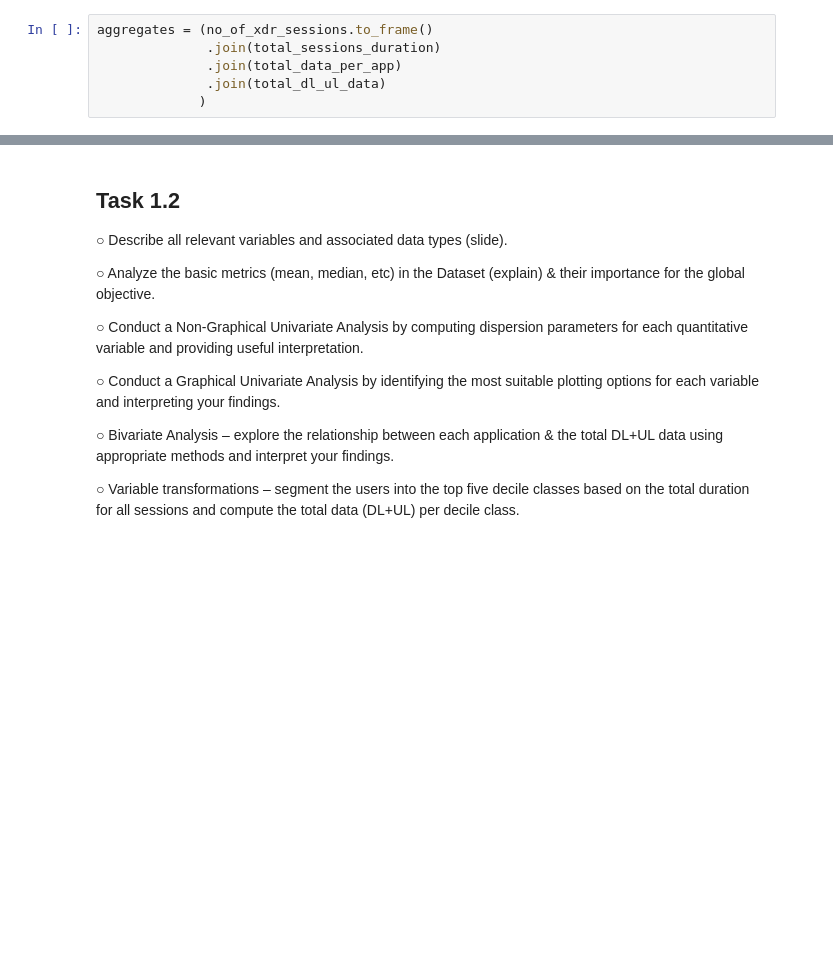
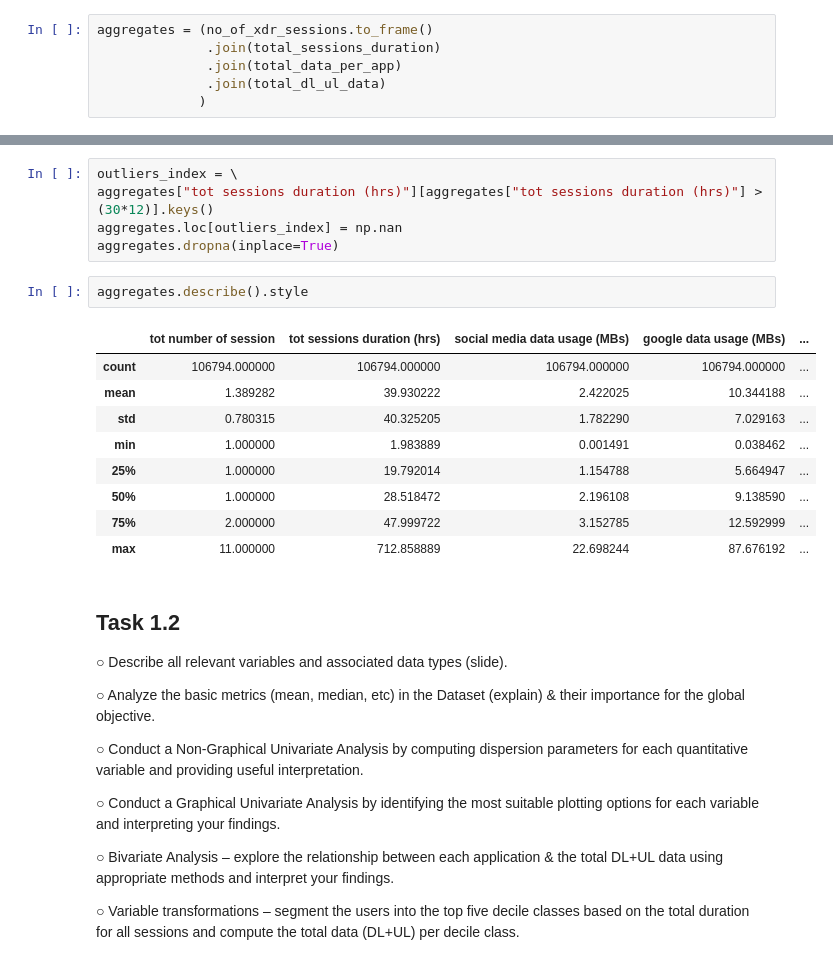
Before and after one commit to JimohAR/it_core_project1, a Jupyter notebook: notebooks/task1_exp.ipynb, the cells around one changed output, grey strips where cells are left out. Cells and saved outputs as stored; diff of their text form; blank space fills up the shorter version.

```diff
--- a/notebooks/task1_exp.ipynb
+++ b/notebooks/task1_exp.ipynb
@@ -102,3 +125,20 @@ aggregates.iloc[1:].describe().style#.set_properties(**{"width": "100px"})
+# %%
+outliers_index = \
+aggregates["tot sessions duration (hrs)"][aggregates["tot sessions duration (hrs)"] > (30*12)].keys()
+aggregates.loc[outliers_index] = np.nan
+aggregates.dropna(inplace=True)
+# %%
+aggregates.describe().style
+# %% [output]
+|  | tot number of session | tot sessions duration (hrs) | social media data usage (MBs) | google data usage (MBs) | ... |
+| count | 106794.000000 | 106794.000000 | 106794.000000 | 106794.000000 | ... |
+| mean | 1.389282 | 39.930222 | 2.422025 | 10.344188 | ... |
+| std | 0.780315 | 40.325205 | 1.782290 | 7.029163 | ... |
+| min | 1.000000 | 1.983889 | 0.001491 | 0.038462 | ... |
+| 25% | 1.000000 | 19.792014 | 1.154788 | 5.664947 | ... |
+| 50% | 1.000000 | 28.518472 | 2.196108 | 9.138590 | ... |
+| 75% | 2.000000 | 47.999722 | 3.152785 | 12.592999 | ... |
+| max | 11.000000 | 712.858889 | 22.698244 | 87.676192 | ... |
 # %% [markdown]
 ## Task 1.2
 
```
Also changed, not shown: parts of 26 cells of this notebook.
